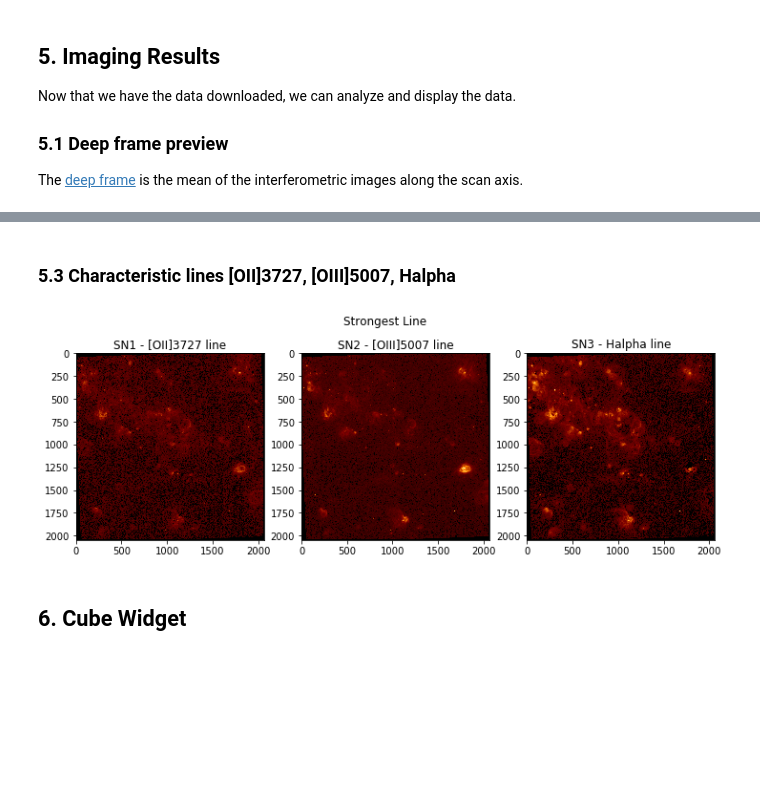
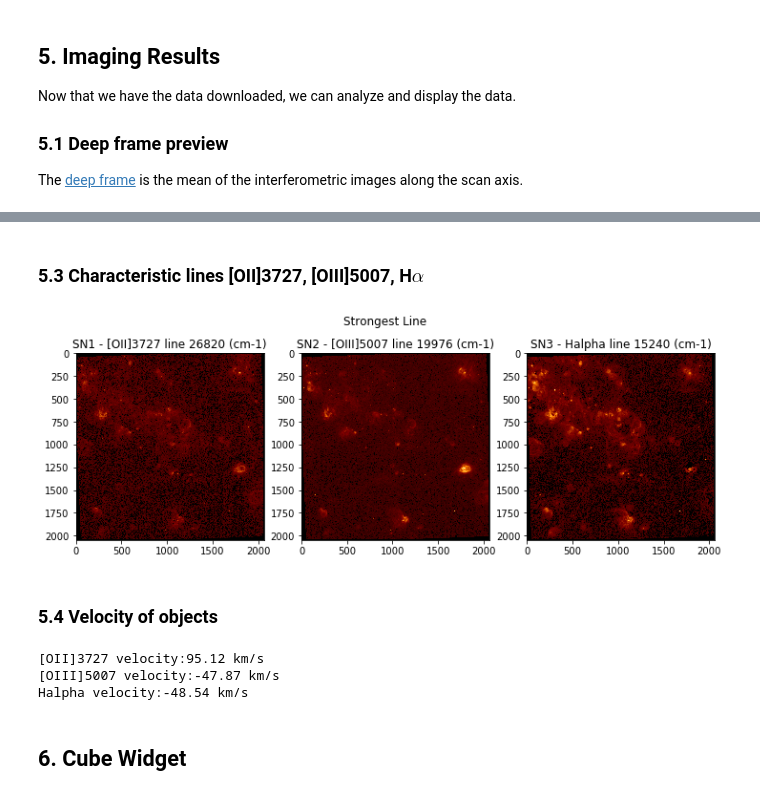
Before and after one commit to ellieb/astroquery_tutorial, a Jupyter notebook: astroquery_example_sitelle.ipynb, the cells around one changed output, grey strips where cells are left out. Drawn from its saved outputs; the diff is of its cells as text; code cells hidden in the pictures; blank space fills up the shorter version.

```diff
--- a/astroquery_example_sitelle.ipynb
+++ b/astroquery_example_sitelle.ipynb
@@ -177,7 +181,7 @@ for cube, line, band in zip(cubes, lines, bands):
 
     data_list.append({'cube': cube, 'line': line, 'band': band,
                       'line_idx': line_idx, 'spectrum': spectrum,
-                      'sky': sky, 'axis': axis})
+                      'sky': sky, 'axis': axis, 'wavenumber': axis[line_idx]})
 # %% [output]
 INFO| Data shape : (2048, 2064, 171)
 INFO| Cube is in WAVENUMBER (cm-1)
@@ -195,12 +199,11 @@ Now that we have the data downloaded, we can analyze and display the data.
 ### 5.1 Deep frame preview
 The [deep frame](http://celeste.phy.ulaval.ca/orcs-doc/examples/deep_wcs.html?highlight=deep%20frame) is the mean of the interferometric images along the scan axis.
 # %%
-#TODO: Do different colours?? rgb image???
 fig, axes = plt.subplots(nrows=1, ncols=3, figsize=(12, 4), frameon=False)
 
-hii_circle = lambda : plt.Circle((xrhii, yrhii), aperture*6, ec='red',
+hii_circle = lambda : plt.Circle((xrhii, yrhii), aperture*10, ec='red',
                                  fill=False, label='HII region ({}, {})'.format(xrhii, yrhii))
-sky_circle = lambda : plt.Circle((xsky, ysky), aperture*6, ec='blue',
+sky_circle = lambda : plt.Circle((xsky, ysky), aperture*10, ec='blue',
                                  fill=False, label='Sky region ({}, {})'.format(xsky, ysky))
 
 for ax, data in zip(axes, data_list):
@@ -285,24 +288,37 @@ INFO| Number of integrated pixels: 29
 # %% [markdown]
-### 5.3 Characteristic lines [OII]3727, [OIII]5007, Halpha
+### 5.3 Characteristic lines [OII]3727, [OIII]5007, H$\alpha$
 # %%
 fig, axes = plt.subplots(nrows=1, ncols=3, figsize=(12, 4), frameon=False)
 
 for ax, data in zip(axes, data_list):
     cube = data['cube']
     image_data = cube.get_data_frame(data['line_idx'], silent=True)
     image_data[np.where(np.isfinite(image_data) == False)] = 1e-20
     image_data = np.arcsinh(image_data)
 
     mi = -1e-19
     ma = 8e-16
     #ax.clim(mi,ma)
     gamma = 1./3.5
     ax.imshow(image_data, cmap='afmhot', norm=PowerNorm(gamma=gamma))
-    ax.set_title('{} - {} line'.format(data['band'], data['line'] ))
+    ax.set_title('{} - {} line {:0.0f} (cm-1)'.format(data['band'], data['line'], data['wavenumber'] ))
 
 fig.suptitle('Strongest Line');
 # %% [output]
-[figure, old version]
+[figure, new version]
+# %% [markdown]
+### 5.4 Velocity of objects
+# %%
+from orb.utils.spectrum import compute_radial_velocity
+from orb.core import Lines
+
+for data in data_list:
+    vel = compute_radial_velocity(data['wavenumber'], Lines().get_line_cm1(data['line']), wavenumber=True)
+    print('{} velocity:{:0.2f} km/s'.format(data['line'], vel))
+# %% [output]
+[OII]3727 velocity:95.12 km/s
+[OIII]5007 velocity:-47.87 km/s
+Halpha velocity:-48.54 km/s
 # %% [markdown]
 ## 6. Cube Widget
 # %%
```
Also changed, not shown: parts of 12 cells of this notebook, 1 other file.
